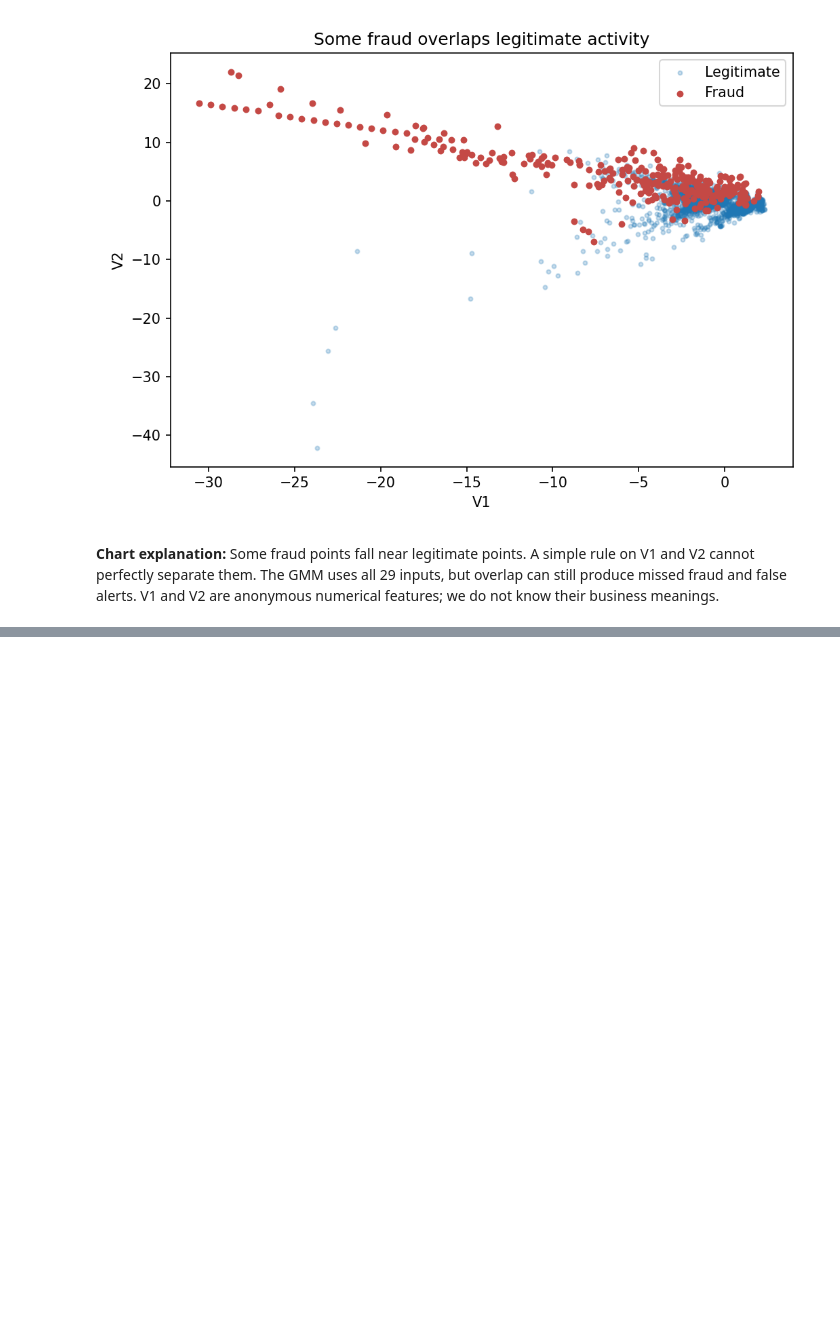
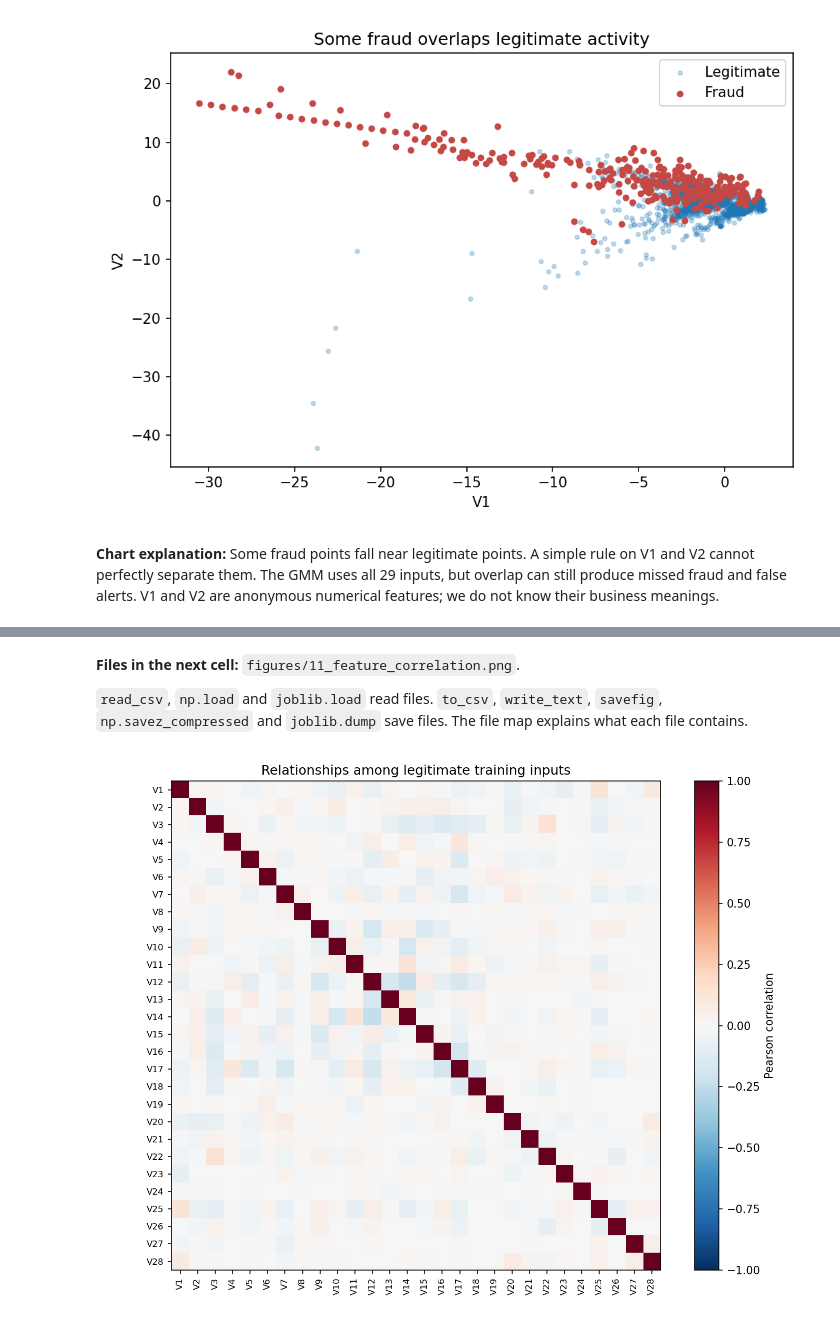
Before and after one commit to Chand0928/t011-card-fraud-phase1, a Jupyter notebook: notebooks/02_Data_Quality_and_EDA.ipynb, the cells around one changed output, grey strips where cells are left out. Cells and saved outputs as stored; diff of their text form; code cells hidden in the pictures; blank space fills up the shorter version.

```diff
--- a/Phase1.ipynb
+++ b/notebooks/02_Data_Quality_and_EDA.ipynb
@@ -264,15 +285,0 @@ The list comprehension creates the names V1, V2, up to V28. Adding `["LogAmount"
-# %%
-train["LogAmount"] = np.log1p(train["Amount"])
-validation["LogAmount"] = np.log1p(validation["Amount"])
-test["LogAmount"] = np.log1p(test["Amount"])
-
-features = ["V" + str(i) for i in range(1, 29)] + ["LogAmount"]
-normal_train = train[train["Class"] == 0].copy()
-
-X_train = normal_train[features]
-X_validation = validation[features]
-X_test = test[features]
-y_test = test["Class"].to_numpy()
-
-assert "Class" not in features and "Time" not in features
-print("Training:", X_train.shape, " Validation:", X_validation.shape, " Test:", X_test.shape)
@@ -703,0 +291,19 @@ The report and slides use these same choices and results. The autoencoder is res
+# %% [markdown]
+**Files in the next cell:** `figures/11_feature_correlation.png`.
+
+`read_csv`, `np.load` and `joblib.load` read files. `to_csv`, `write_text`, `savefig`, `np.savez_compressed` and `joblib.dump` save files. The file map explains what each file contains.
+# %%
+v_columns = ["V" + str(i) for i in range(1, 29)]
+correlations = train.loc[train["Class"] == 0, v_columns].corr()
+plt.figure(figsize=(9, 7))
+plt.imshow(correlations, vmin=-1, vmax=1, cmap="RdBu_r")
+plt.xticks(range(28), v_columns, rotation=90, fontsize=8)
+plt.yticks(range(28), v_columns, fontsize=8)
+plt.colorbar(label="Pearson correlation")
+plt.title("Relationships among legitimate training inputs")
+plt.tight_layout()
+plt.savefig("figures/11_feature_correlation.png", dpi=150)
+display(Image(filename="figures/11_feature_correlation.png", width=800))
+plt.close()
+# %% [output]
+[figure, added]
```
Also changed, not shown: parts of 66 cells of this notebook, 45 other files.
